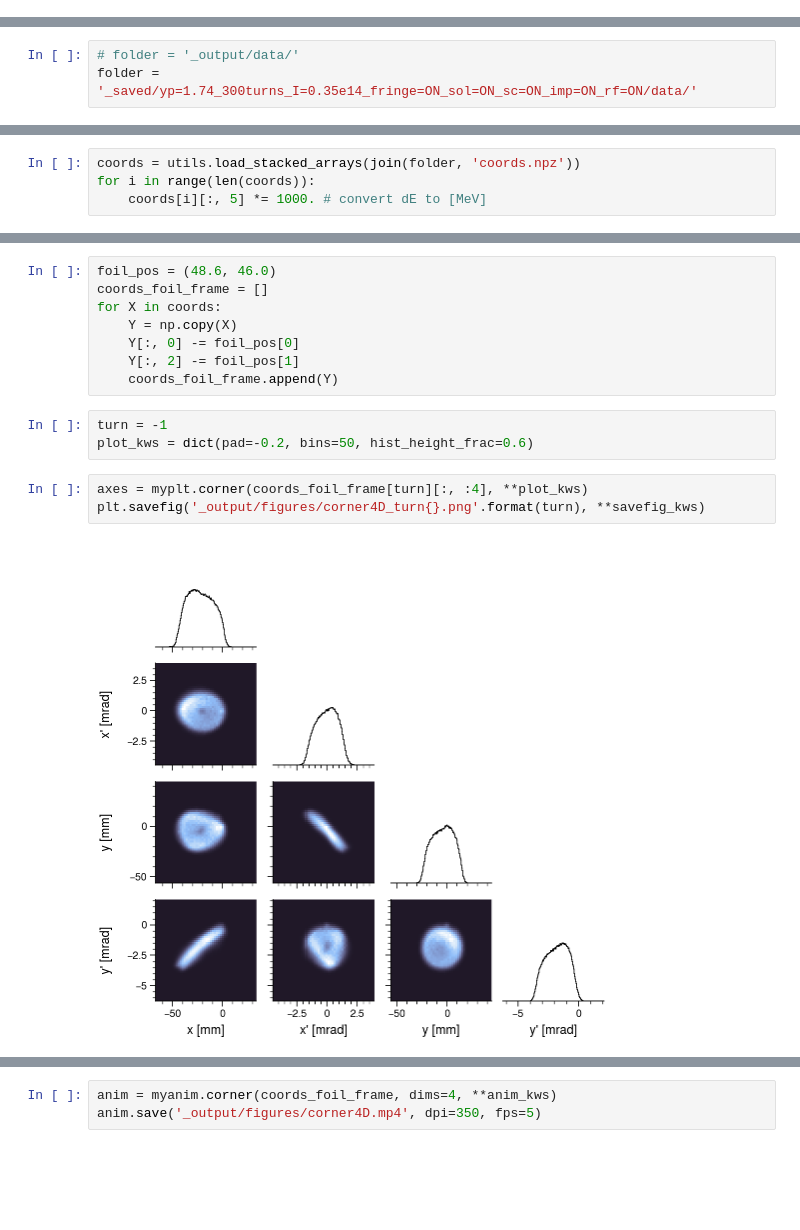
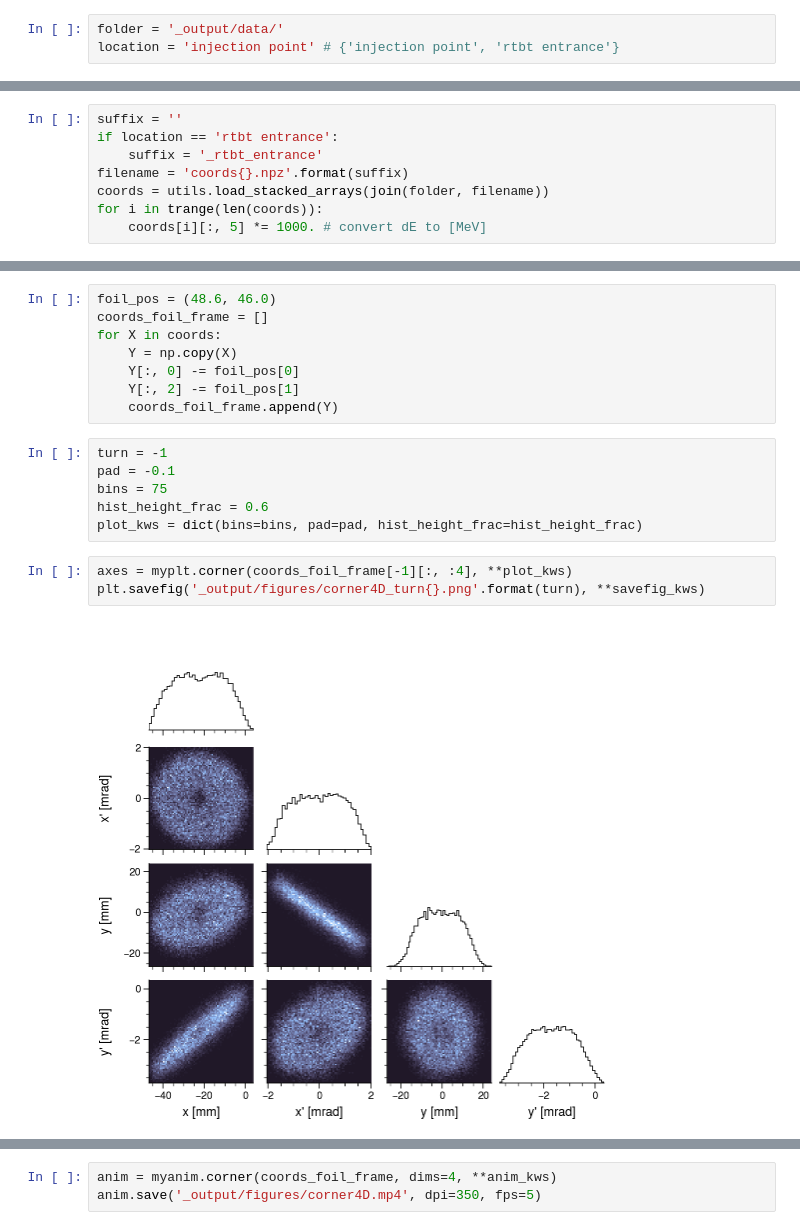
Before and after one commit to austin-hoover/accphys-tools, a Jupyter notebook: injection/analysis.ipynb, the cells around one changed output, grey strips where cells are left out. Drawn from its saved outputs; the diff is of its cells as text; blank space fills up the shorter version.

```diff
--- a/injection/analysis.ipynb
+++ b/injection/analysis.ipynb
@@ -32,4 +33,7 @@ savefig_kws = dict(facecolor='white', dpi=300)
 n_bins_hist2d = 50
+# %%
+folder = '_output/data/'
+location = 'injection point' # {'injection point', 'rtbt entrance'}
 # %%
 utils.delete_files_not_folders('_output/figures/')
 # %% [markdown]
@@ -46,9 +50,6 @@ utils.delete_files_not_folders('_output/figures/')
 # X = np.real(radii * eigvecs * np.exp(-1j * phases))
 
 # myplt.corner(1e3 * X, 1e3 * matched_env_params);
-# %%
-# folder = '_output/data/'
-folder = '_saved/yp=1.74_300turns_I=0.35e14_fringe=ON_sol=ON_sc=ON_imp=ON_rf=ON/data/'
 # %% [markdown]
 ## Injection region closed orbit
 # %%
@@ -108,8 +154,12 @@ plt.savefig('_output/figures/kicker_waveforms.png', **savefig_kws)
 # %% [markdown]
 ## Beam statistics
 # %%
-coords = utils.load_stacked_arrays(join(folder, 'coords.npz'))
-for i in range(len(coords)):
+suffix = ''
+if location == 'rtbt entrance':
+    suffix = '_rtbt_entrance'
+filename = 'coords{}.npz'.format(suffix)
+coords = utils.load_stacked_arrays(join(folder, filename))
+for i in trange(len(coords)):
     coords[i][:, 5] *= 1000. # convert dE to [MeV]
 # %%
 moments_list = []
@@ -242,11 +337,14 @@ for X in coords:
     coords_foil_frame.append(Y)
 # %%
 turn = -1
-plot_kws = dict(pad=-0.2, bins=50, hist_height_frac=0.6)
+pad = -0.1
+bins = 75
+hist_height_frac = 0.6
+plot_kws = dict(bins=bins, pad=pad, hist_height_frac=hist_height_frac)
 # %%
-axes = myplt.corner(coords_foil_frame[turn][:, :4], **plot_kws)
+axes = myplt.corner(coords_foil_frame[-1][:, :4], **plot_kws)
 plt.savefig('_output/figures/corner4D_turn{}.png'.format(turn), **savefig_kws)
 # %% [output]
-[figure, old version]
+[figure, new version]
 # %%
 axes = myplt.corner(coords_foil_frame[-1], **plot_kws)
```
Also changed, not shown: parts of 27 cells of this notebook, 10 other files.
